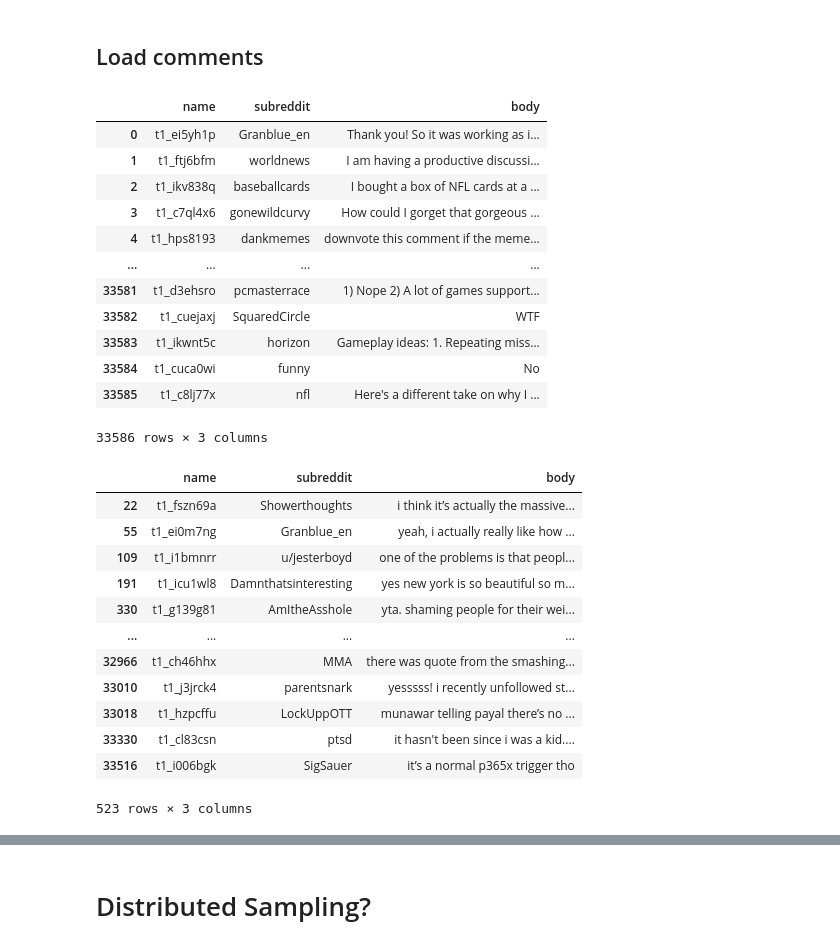
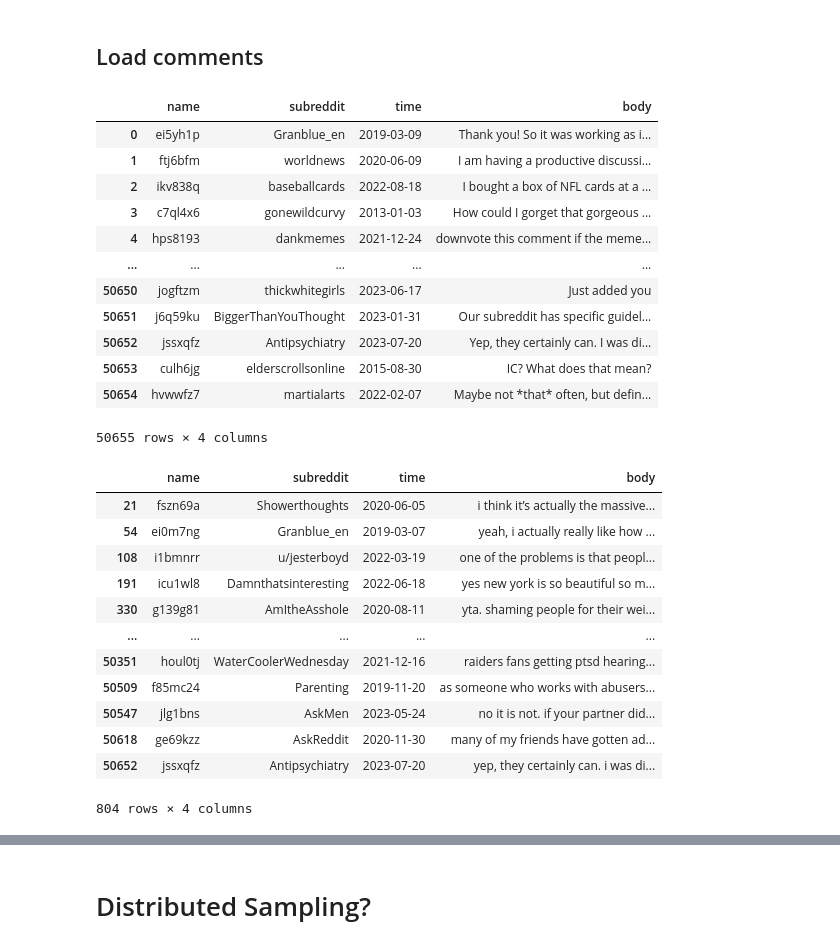
Before and after one commit to gems-cyberlang/cyberlang-learning, a Jupyter notebook: praw-comments-script/praw-playground.ipynb, the cells around one changed output, grey strips where cells are left out. Drawn from its saved outputs; the diff is of its cells as text; code cells hidden in the pictures.

```diff
--- a/praw-comments-script/praw-playground.ipynb
+++ b/praw-comments-script/praw-playground.ipynb
@@ -194,26 +176,27 @@ with open("rand-state.txt", "w") as file:
 # %% [markdown]
 ## Load comments
 # %%
-COMMENT_COLS = ["name", "subreddit", "body"]
+from datetime import datetime
 
 df = pd.read_csv("sample-all.csv", names=COMMENT_COLS)
 df.drop_duplicates(inplace=True)
 df["body"] = df["body"].map(str)
+df["time"] = df["time"].map(lambda ts: datetime.fromtimestamp(ts).strftime("%Y-%m-%d"))
 df
 # %% [output]
-|  | name | subreddit | body |
-| 0 | t1_ei5yh1p | Granblue_en | Thank you! So it was working as i... |
-| 1 | t1_ftj6bfm | worldnews | I am having a productive discussi... |
-| 2 | t1_ikv838q | baseballcards | I bought a box of NFL cards at a ... |
-| 3 | t1_c7ql4x6 | gonewildcurvy | How could I gorget that gorgeous ... |
-| 4 | t1_hps8193 | dankmemes | downvote this comment if the meme... |
-| ... | ... | ... | ... |
-| 33581 | t1_d3ehsro | pcmasterrace | 1) Nope 2) A lot of games support... |
-| 33582 | t1_cuejaxj | SquaredCircle | WTF |
-| 33583 | t1_ikwnt5c | horizon | Gameplay ideas: 1. Repeating miss... |
-| 33584 | t1_cuca0wi | funny | No |
-| 33585 | t1_c8lj77x | nfl | Here's a different take on why I ... |
+|  | name | subreddit | time | body |
+| 0 | ei5yh1p | Granblue_en | 2019-03-09 | Thank you! So it was working as i... |
+| 1 | ftj6bfm | worldnews | 2020-06-09 | I am having a productive discussi... |
+| 2 | ikv838q | baseballcards | 2022-08-18 | I bought a box of NFL cards at a ... |
+| 3 | c7ql4x6 | gonewildcurvy | 2013-01-03 | How could I gorget that gorgeous ... |
+| 4 | hps8193 | dankmemes | 2021-12-24 | downvote this comment if the meme... |
+| ... | ... | ... | ... | ... |
+| 50650 | jogftzm | thickwhitegirls | 2023-06-17 | Just added you |
+| 50651 | j6q59ku | BiggerThanYouThought | 2023-01-31 | Our subreddit has specific guidel... |
+| 50652 | jssxqfz | Antipsychiatry | 2023-07-20 | Yep, they certainly can. I was di... |
+| 50653 | culh6jg | elderscrollsonline | 2015-08-30 | IC? What does that mean? |
+| 50654 | hvwwfz7 | martialarts | 2022-02-07 | Maybe not *that* often, but defin... |
-33586 rows × 3 columns
+50655 rows × 4 columns
 # %%
 def matches(body):
     for keyword in keywords:
@@ -225,19 +208,19 @@ df["body"] = df["body"].map(lambda body: body.lower().strip())
 matched_rows = df[df["body"].map(matches)]
 matched_rows
 # %% [output]
-|  | name | subreddit | body |
-| 22 | t1_fszn69a | Showerthoughts | i think it’s actually the massive... |
-| 55 | t1_ei0m7ng | Granblue_en | yeah, i actually really like how ... |
-| 109 | t1_i1bmnrr | u/jesterboyd | one of the problems is that peopl... |
-| 191 | t1_icu1wl8 | Damnthatsinteresting | yes new york is so beautiful so m... |
-| 330 | t1_g139g81 | AmItheAsshole | yta. shaming people for their wei... |
-| ... | ... | ... | ... |
-| 32966 | t1_ch46hhx | MMA | there was quote from the smashing... |
-| 33010 | t1_j3jrck4 | parentsnark | yesssss! i recently unfollowed st... |
-| 33018 | t1_hzpcffu | LockUppOTT | munawar telling payal there’s no ... |
-| 33330 | t1_cl83csn | ptsd | it hasn't been since i was a kid.... |
-| 33516 | t1_i006bgk | SigSauer | it’s a normal p365x trigger tho |
+|  | name | subreddit | time | body |
+| 21 | fszn69a | Showerthoughts | 2020-06-05 | i think it’s actually the massive... |
+| 54 | ei0m7ng | Granblue_en | 2019-03-07 | yeah, i actually really like how ... |
+| 108 | i1bmnrr | u/jesterboyd | 2022-03-19 | one of the problems is that peopl... |
+| 191 | icu1wl8 | Damnthatsinteresting | 2022-06-18 | yes new york is so beautiful so m... |
+| 330 | g139g81 | AmItheAsshole | 2020-08-11 | yta. shaming people for their wei... |
+| ... | ... | ... | ... | ... |
+| 50351 | houl0tj | WaterCoolerWednesday | 2021-12-16 | raiders fans getting ptsd hearing... |
+| 50509 | f85mc24 | Parenting | 2019-11-20 | as someone who works with abusers... |
+| 50547 | jlg1bns | AskMen | 2023-05-24 | no it is not. if your partner did... |
+| 50618 | ge69kzz | AskReddit | 2020-11-30 | many of my friends have gotten ad... |
+| 50652 | jssxqfz | Antipsychiatry | 2023-07-20 | yep, they certainly can. i was di... |
-523 rows × 3 columns
+804 rows × 4 columns
 # %%
 {
     keyword: len(matched_rows[matched_rows["body"].map(lambda body: keyword in body)])
```
Also changed, not shown: parts of 3 cells of this notebook, 1 other file.
